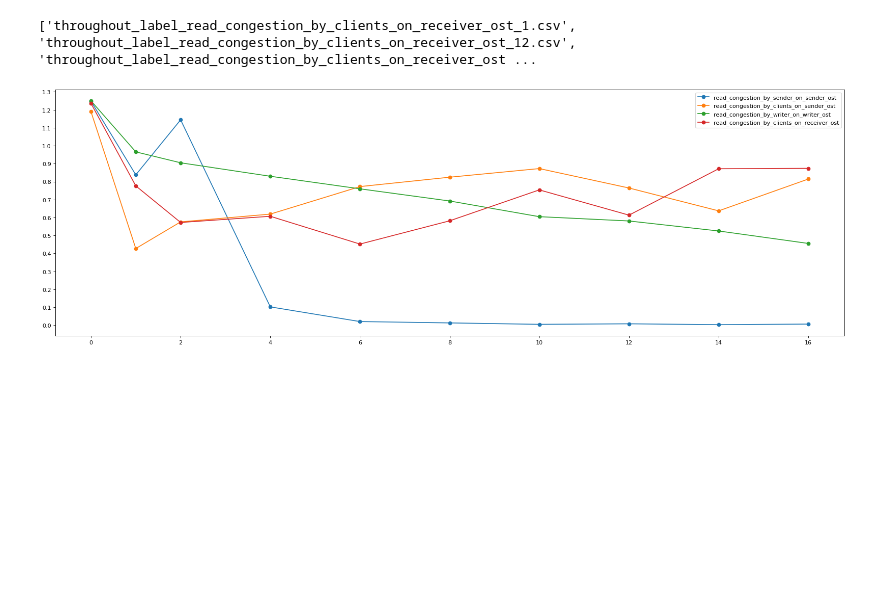
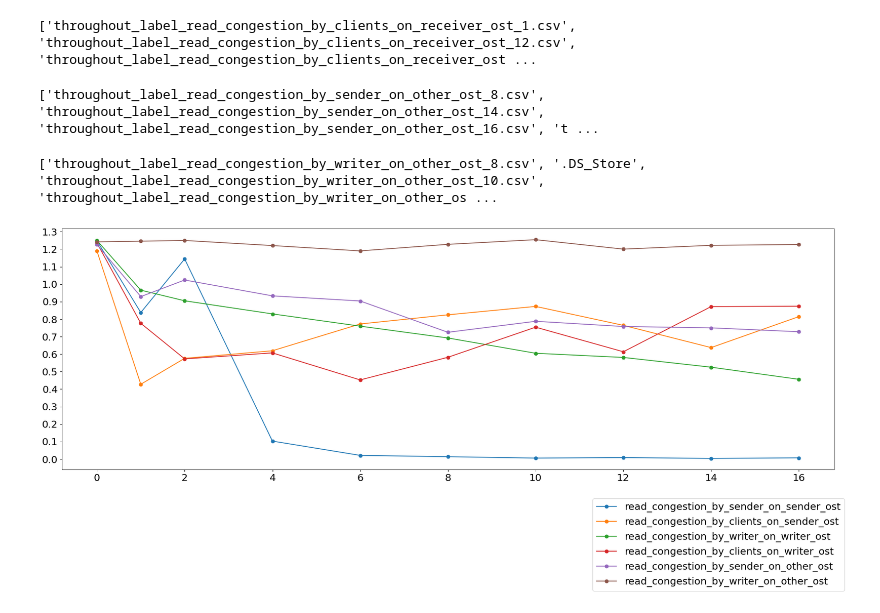
Before and after one commit to EhsanSaZ/BottleneckDetection, a Jupyter notebook: analysis/throughput_analysis.ipynb, the cells around one changed output. Cells and saved outputs as stored; diff of their text form; code cells hidden in the pictures; blank space fills up the shorter version.

Commit message:
Update charts

```diff
--- a/analysis/throughput_analysis.ipynb
+++ b/analysis/throughput_analysis.ipynb
@@ -122,3 +127,41 @@ read_congestion_by_clients_on_receiver_ost_y = np.array([thr_0, thr_1, thr_2, th
 # read_congestion_by_clients_on_receiver_ost_y_1 = np.array([thr_0, thr_1, thr_2, thr_4, thr_6, thr_8, thr_10, thr_12, thr_14, thr_16])
 # %% [output]
 ['throughout_label_read_congestion_by_clients_on_receiver_ost_1.csv', 'throughout_label_read_congestion_by_clients_on_receiver_ost_12.csv', 'throughout_label_read_congestion_by_clients_on_receiver_ost ...
+# %%
+csv_directory = csv_base_directory + "throughputs_data/9/"
+csv_files = os.listdir(csv_directory)
+print(csv_files)
+# %% [output]
+['throughout_label_read_congestion_by_sender_on_other_ost_8.csv', 'throughout_label_read_congestion_by_sender_on_other_ost_14.csv', 'throughout_label_read_congestion_by_sender_on_other_ost_16.csv', 't ...
+# %%
+thr_0 = pd.read_csv(csv_directory + "throughout_label_read_congestion_by_sender_on_other_ost_0.csv", header=None).iloc[:,2].mean()
+thr_1 = pd.read_csv(csv_directory + "throughout_label_read_congestion_by_sender_on_other_ost_1.csv", header=None).iloc[:,2].mean()
+thr_2 = pd.read_csv(csv_directory + "throughout_label_read_congestion_by_sender_on_other_ost_2.csv", header=None).iloc[:,2].mean()
+thr_4 = pd.read_csv(csv_directory + "throughout_label_read_congestion_by_sender_on_other_ost_4.csv", header=None).iloc[:,2].mean()
+thr_6 = pd.read_csv(csv_directory + "throughout_label_read_congestion_by_sender_on_other_ost_6.csv", header=None).iloc[:,2].mean()
+thr_8 = pd.read_csv(csv_directory + "throughout_label_read_congestion_by_sender_on_other_ost_8.csv", header=None).iloc[:,2].mean()
+thr_10 = pd.read_csv(csv_directory + "throughout_label_read_congestion_by_sender_on_other_ost_10.csv", header=None).iloc[:,2].mean()
+thr_12 = pd.read_csv(csv_directory + "throughout_label_read_congestion_by_sender_on_other_ost_12.csv", header=None).iloc[:,2].mean()
+thr_14 = pd.read_csv(csv_directory + "throughout_label_read_congestion_by_sender_on_other_ost_14.csv", header=None).iloc[:,2].mean()
+thr_16 = pd.read_csv(csv_directory + "throughout_label_read_congestion_by_sender_on_other_ost_16.csv", header=None).iloc[:,2].mean()
+read_congestion_by_sender_on_other_ost_x = np.array([0, 1, 2, 4, 6, 8, 10, 12, 14, 16])
+read_congestion_by_sender_on_other_ost_y = np.array([thr_0, thr_1, thr_2, thr_4, thr_6, thr_8, thr_10, thr_12, thr_14, thr_16])
+# %%
+csv_directory = csv_base_directory + "throughputs_data/10/"
+csv_files = os.listdir(csv_directory)
+print(csv_files)
+# %% [output]
+['throughout_label_read_congestion_by_writer_on_other_ost_8.csv', '.DS_Store', 'throughout_label_read_congestion_by_writer_on_other_ost_10.csv', 'throughout_label_read_congestion_by_writer_on_other_os ...
+# %%
+thr_0 = pd.read_csv(csv_directory + "throughout_label_read_congestion_by_writer_on_other_ost_0.csv", header=None).iloc[:,2].mean()
+thr_1 = pd.read_csv(csv_directory + "throughout_label_read_congestion_by_writer_on_other_ost_1.csv", header=None).iloc[:,2].mean()
+thr_2 = pd.read_csv(csv_directory + "throughout_label_read_congestion_by_writer_on_other_ost_2.csv", header=None).iloc[:,2].mean()
+thr_4 = pd.read_csv(csv_directory + "throughout_label_read_congestion_by_writer_on_other_ost_4.csv", header=None).iloc[:,2].mean()
+thr_6 = pd.read_csv(csv_directory + "throughout_label_read_congestion_by_writer_on_other_ost_6.csv", header=None).iloc[:,2].mean()
+thr_8 = pd.read_csv(csv_directory + "throughout_label_read_congestion_by_writer_on_other_ost_8.csv", header=None).iloc[:,2].mean()
+thr_10 = pd.read_csv(csv_directory + "throughout_label_read_congestion_by_writer_on_other_ost_10.csv", header=None).iloc[:,2].mean()
+thr_12 = pd.read_csv(csv_directory + "throughout_label_read_congestion_by_writer_on_other_ost_12.csv", header=None).iloc[:,2].mean()
+thr_14 = pd.read_csv(csv_directory + "throughout_label_read_congestion_by_writer_on_other_ost_14.csv", header=None).iloc[:,2].mean()
+thr_16 = pd.read_csv(csv_directory + "throughout_label_read_congestion_by_writer_on_other_ost_16.csv", header=None).iloc[:,2].mean()
+read_congestion_by_writer_on_other_ost_x = np.array([0, 1, 2, 4, 6, 8, 10, 12, 14, 16])
+read_congestion_by_writer_on_other_ost_y = np.array([thr_0, thr_1, thr_2, thr_4, thr_6, thr_8, thr_10, thr_12, thr_14, thr_16])
@@ -125,17 +184,23 @@ read_congestion_by_clients_on_receiver_ost_y = np.array([thr_0, thr_1, thr_2, th
 # %%
 from cmath import log
 from matplotlib.pyplot import figure
 from matplotlib import pyplot as plt
 figure(figsize=(25, 8), dpi=80)
 plt.yticks(np.arange(0, max(read_congestion_by_sender_on_sender_ost_y)+1, 0.1))
 plt.plot(read_congestion_by_sender_on_sender_ost_x, read_congestion_by_sender_on_sender_ost_y, marker='o', label = "read_congestion_by_sender_on_sender_ost")
 plt.plot(read_congestion_by_clients_on_sender_ost_x, read_congestion_by_clients_on_sender_ost_y, marker='o', label = "read_congestion_by_clients_on_sender_ost")
 plt.plot(read_congestion_by_writer_on_writer_ost_x, read_congestion_by_writer_on_writer_ost_y, marker='o', label = "read_congestion_by_writer_on_writer_ost")
 # plt.plot(read_congestion_by_writer_on_writer_ost_x_1, read_congestion_by_writer_on_writer_ost_y_1, label = "read_congestion_by_writer_on_writer_ost_1")
-plt.plot(read_congestion_by_clients_on_receiver_ost_x, read_congestion_by_clients_on_receiver_ost_y, marker='o', label = "read_congestion_by_clients_on_receiver_ost")
+plt.plot(read_congestion_by_clients_on_receiver_ost_x, read_congestion_by_clients_on_receiver_ost_y, marker='o', label = "read_congestion_by_clients_on_writer_ost")
 # plt.plot(read_congestion_by_clients_on_receiver_ost_x_1, read_congestion_by_clients_on_receiver_ost_y_1, label = "read_congestion_by_clients_on_receiver_ost_1")
-plt.legend()
+plt.plot(read_congestion_by_sender_on_other_ost_x, read_congestion_by_sender_on_other_ost_y, marker='o', label = "read_congestion_by_sender_on_other_ost")
+#
+# plt.plot(read_congestion_by_sender_on_other_ost_x_1, read_congestion_by_sender_on_other_ost_y_1, marker='o', label = "read_congestion_by_sender_on_other_ost_1")
+#
+plt.plot(read_congestion_by_writer_on_other_ost_x, read_congestion_by_writer_on_other_ost_y, marker='o', label = "read_congestion_by_writer_on_other_ost")
+plt.legend(bbox_to_anchor=(1.02, -0.1), loc='upper right')
+
 plt.show()
 # %% [output]
-[figure, old version]
+[figure, new version]
 # %% [markdown]
```
Also changed, not shown: parts of 22 cells of this notebook.
